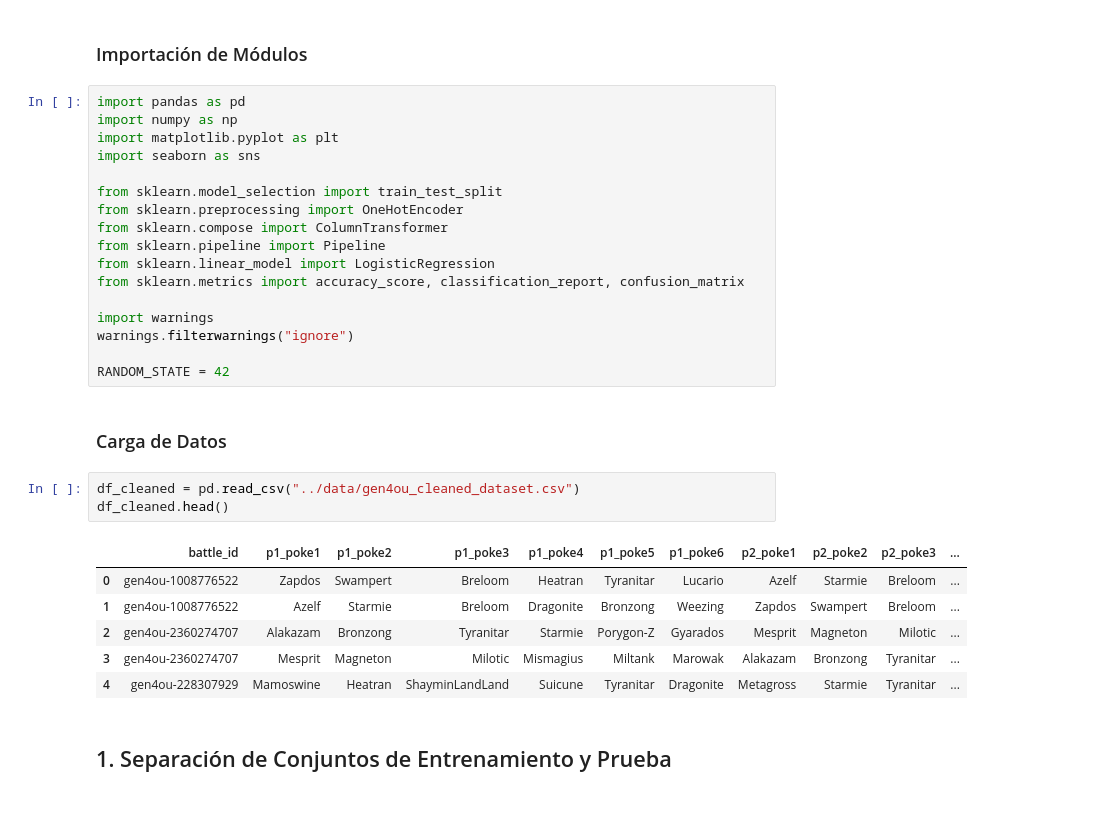
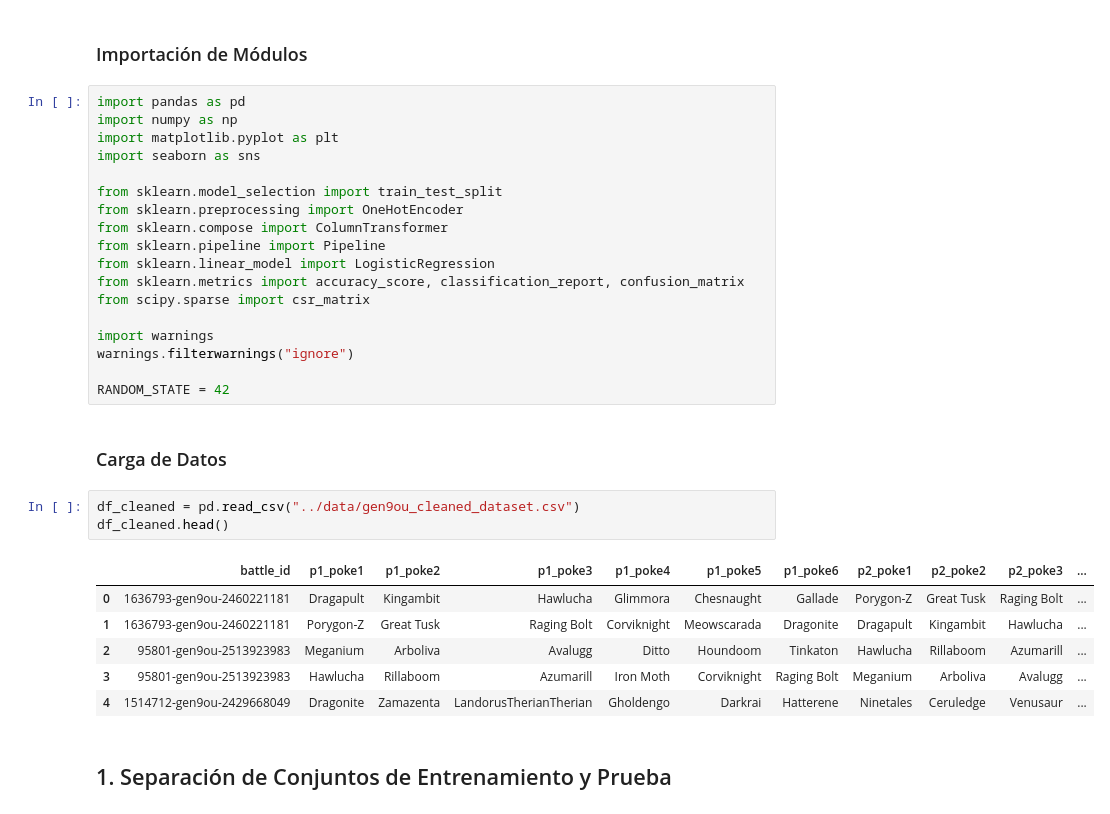
Before and after one commit to lynel22/OU-Pokemon-Battle-Prediction-Model, a Jupyter notebook: notebooks/02_Baseline.ipynb, the cells around one changed output. Cells and saved outputs as stored; diff of their text form.

```diff
--- a/notebooks/02_Baseline.ipynb
+++ b/notebooks/02_Baseline.ipynb
@@ -14,6 +14,7 @@ from sklearn.compose import ColumnTransformer
 from sklearn.pipeline import Pipeline
 from sklearn.linear_model import LogisticRegression
 from sklearn.metrics import accuracy_score, classification_report, confusion_matrix
+from scipy.sparse import csr_matrix
 
 import warnings
 warnings.filterwarnings("ignore")
@@ -22,15 +23,15 @@ RANDOM_STATE = 42
 # %% [markdown]
 ### Carga de Datos
 # %%
-df_cleaned = pd.read_csv("../data/gen4ou_cleaned_dataset.csv")
+df_cleaned = pd.read_csv("../data/gen9ou_cleaned_dataset.csv")
 df_cleaned.head()
 # %% [output]
 |  | battle_id | p1_poke1 | p1_poke2 | p1_poke3 | p1_poke4 | p1_poke5 | p1_poke6 | p2_poke1 | p2_poke2 | p2_poke3 | ... |
-| 0 | gen4ou-1008776522 | Zapdos | Swampert | Breloom | Heatran | Tyranitar | Lucario | Azelf | Starmie | Breloom | ... |
-| 1 | gen4ou-1008776522 | Azelf | Starmie | Breloom | Dragonite | Bronzong | Weezing | Zapdos | Swampert | Breloom | ... |
-| 2 | gen4ou-2360274707 | Alakazam | Bronzong | Tyranitar | Starmie | Porygon-Z | Gyarados | Mesprit | Magneton | Milotic | ... |
-| 3 | gen4ou-2360274707 | Mesprit | Magneton | Milotic | Mismagius | Miltank | Marowak | Alakazam | Bronzong | Tyranitar | ... |
-| 4 | gen4ou-228307929 | Mamoswine | Heatran | ShayminLandLand | Suicune | Tyranitar | Dragonite | Metagross | Starmie | Tyranitar | ... |
+| 0 | 1636793-gen9ou-2460221181 | Dragapult | Kingambit | Hawlucha | Glimmora | Chesnaught | Gallade | Porygon-Z | Great Tusk | Raging Bolt | ... |
+| 1 | 1636793-gen9ou-2460221181 | Porygon-Z | Great Tusk | Raging Bolt | Corviknight | Meowscarada | Dragonite | Dragapult | Kingambit | Hawlucha | ... |
+| 2 | 95801-gen9ou-2513923983 | Meganium | Arboliva | Avalugg | Ditto | Houndoom | Tinkaton | Hawlucha | Rillaboom | Azumarill | ... |
+| 3 | 95801-gen9ou-2513923983 | Hawlucha | Rillaboom | Azumarill | Iron Moth | Corviknight | Raging Bolt | Meganium | Arboliva | Avalugg | ... |
+| 4 | 1514712-gen9ou-2429668049 | Dragonite | Zamazenta | LandorusTherianTherian | Gholdengo | Darkrai | Hatterene | Ninetales | Ceruledge | Venusaur | ... |
 # %% [markdown]
 ## 1. Separación de Conjuntos de Entrenamiento y Prueba
 # %% [markdown]
```
Also changed, not shown: parts of 33 cells of this notebook, 1 other file.
